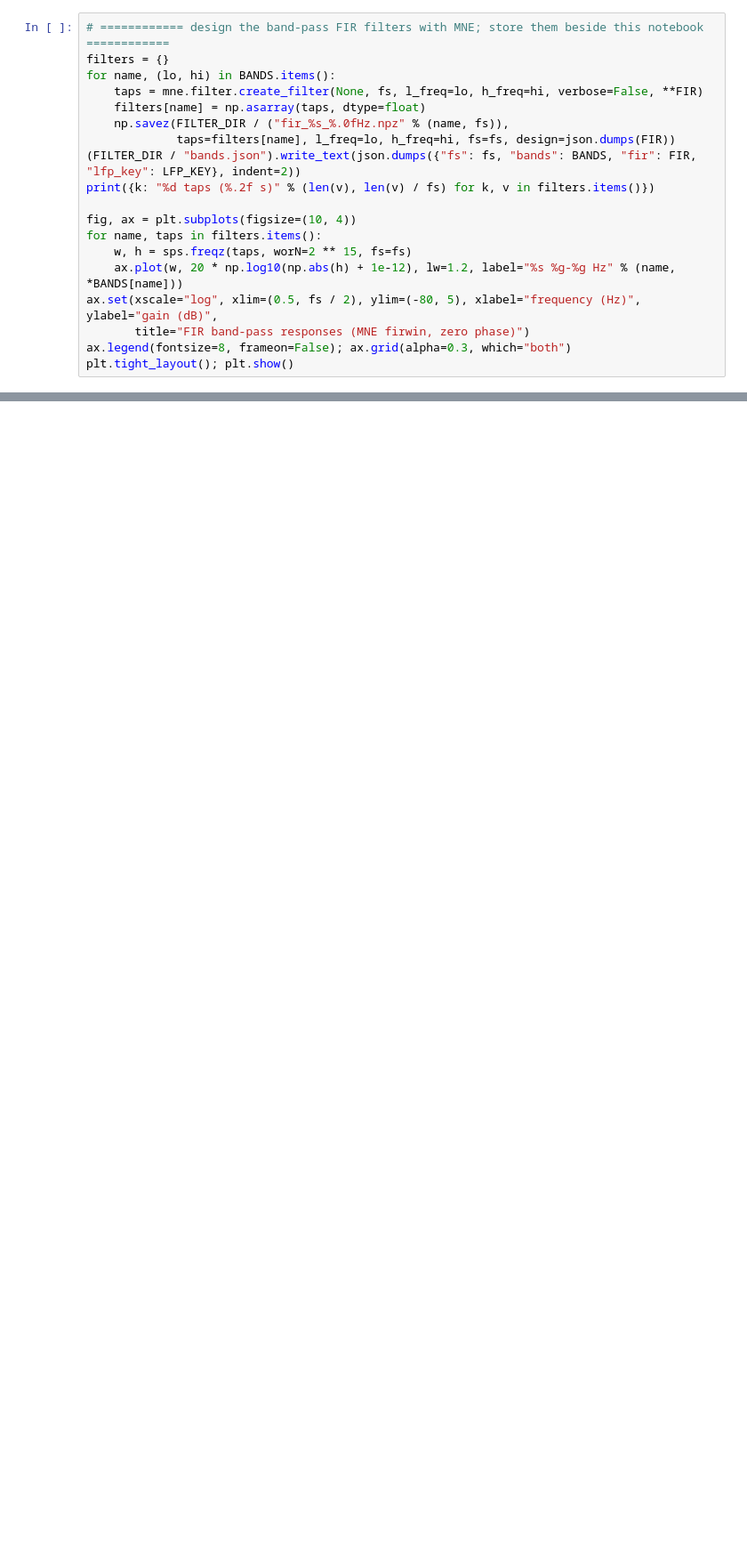
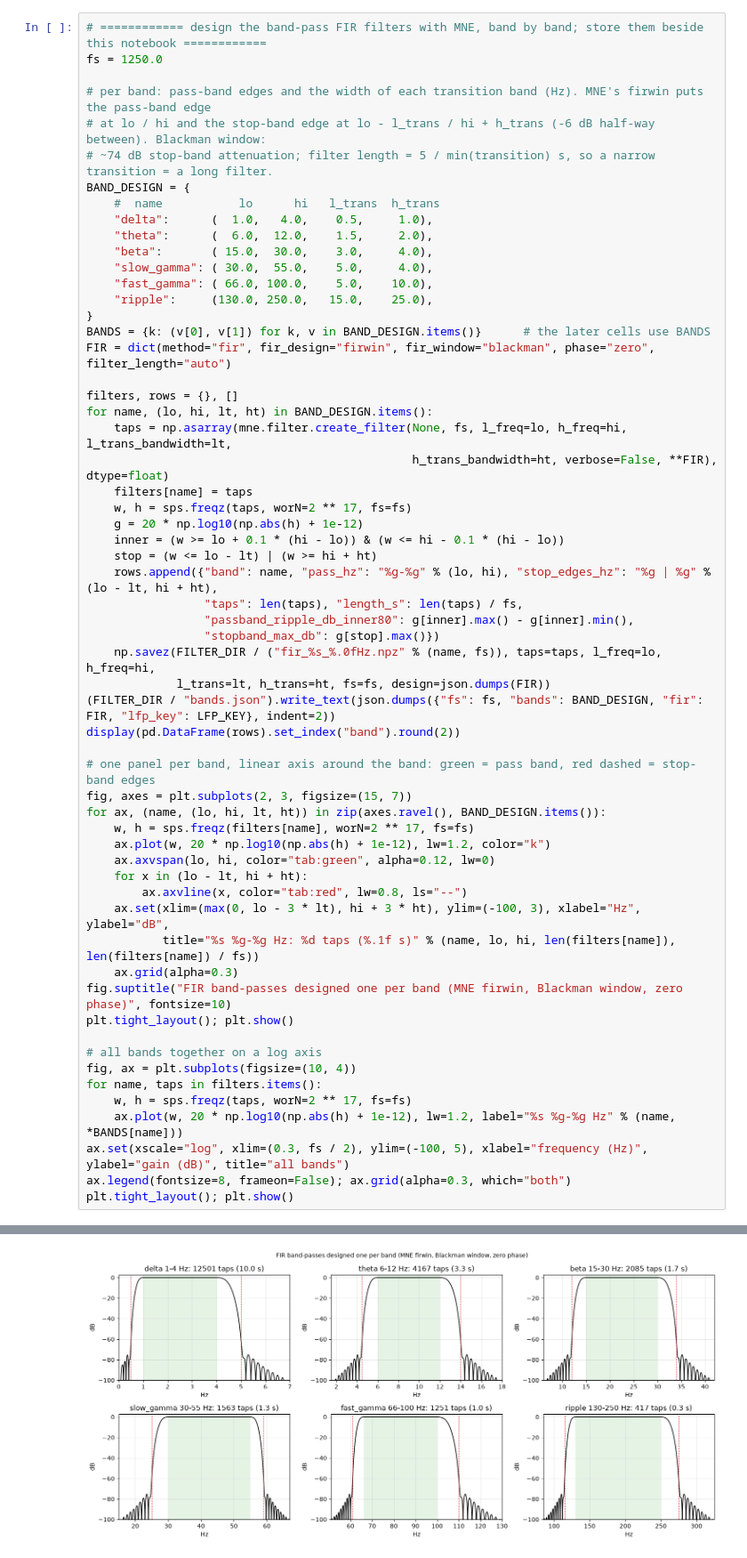
Before and after one commit to AngCamp/CumulantDynamicsGuiltByAssociation, a Jupyter notebook: Hydrangea_demo/Validating_Hybrid_Dynamics/RealData_Grassmanian_Tests/CA1data/lfp_filters/Hp_LFP_bandpower_mne_001695.ipynb, the cells around one changed output, grey strips where cells are left out. Shown at 89% size. Saved outputs shown, nothing was run; the diff lists cells and outputs as text; blank space fills up the shorter version.

Commit message:
Buolt filters, debugged mne notebook, input to grassmanian code needs reqoeking as it is expecting power series not filters we built here

```diff
--- a/Hydrangea_demo/Validating_Hybrid_Dynamics/RealData_Grassmanian_Tests/CA1data/lfp_filters/Hp_LFP_bandpower_mne_001695.ipynb
+++ b/Hydrangea_demo/Validating_Hybrid_Dynamics/RealData_Grassmanian_Tests/CA1data/lfp_filters/Hp_LFP_bandpower_mne_001695.ipynb
@@ -120,19 +131,60 @@ except Exception as exc:
-# %%
-# ============ design the band-pass FIR filters with MNE; store them beside this notebook ============
-filters = {}
-for name, (lo, hi) in BANDS.items():
-    taps = mne.filter.create_filter(None, fs, l_freq=lo, h_freq=hi, verbose=False, **FIR)
-    filters[name] = np.asarray(taps, dtype=float)
-    np.savez(FILTER_DIR / ("fir_%s_%.0fHz.npz" % (name, fs)),
-             taps=filters[name], l_freq=lo, h_freq=hi, fs=fs, design=json.dumps(FIR))
-(FILTER_DIR / "bands.json").write_text(json.dumps({"fs": fs, "bands": BANDS, "fir": FIR, "lfp_key": LFP_KEY}, indent=2))
-print({k: "%d taps (%.2f s)" % (len(v), len(v) / fs) for k, v in filters.items()})
-
-fig, ax = plt.subplots(figsize=(10, 4))
-for name, taps in filters.items():
-    w, h = sps.freqz(taps, worN=2 ** 15, fs=fs)
-    ax.plot(w, 20 * np.log10(np.abs(h) + 1e-12), lw=1.2, label="%s %g-%g Hz" % (name, *BANDS[name]))
-ax.set(xscale="log", xlim=(0.5, fs / 2), ylim=(-80, 5), xlabel="frequency (Hz)", ylabel="gain (dB)",
-       title="FIR band-pass responses (MNE firwin, zero phase)")
-ax.legend(fontsize=8, frameon=False); ax.grid(alpha=0.3, which="both")
-plt.tight_layout(); plt.show()
+# %%
+# ============ design the band-pass FIR filters with MNE, band by band; store them beside this notebook ============
+fs = 1250.0
+
+# per band: pass-band edges and the width of each transition band (Hz). MNE's firwin puts the pass-band edge
+# at lo / hi and the stop-band edge at lo - l_trans / hi + h_trans (-6 dB half-way between). Blackman window:
+# ~74 dB stop-band attenuation; filter length = 5 / min(transition) s, so a narrow transition = a long filter.
+BAND_DESIGN = {
+    #  name           lo      hi   l_trans  h_trans
+    "delta":      (  1.0,   4.0,    0.5,     1.0),
+    "theta":      (  6.0,  12.0,    1.5,     2.0),
+    "beta":       ( 15.0,  30.0,    3.0,     4.0),
+    "slow_gamma": ( 30.0,  55.0,    5.0,     4.0),
+    "fast_gamma": ( 66.0, 100.0,    5.0,    10.0),
+    "ripple":     (130.0, 250.0,   15.0,    25.0),
+}
+BANDS = {k: (v[0], v[1]) for k, v in BAND_DESIGN.items()}      # the later cells use BANDS
+FIR = dict(method="fir", fir_design="firwin", fir_window="blackman", phase="zero", filter_length="auto")
+
+filters, rows = {}, []
+for name, (lo, hi, lt, ht) in BAND_DESIGN.items():
+    taps = np.asarray(mne.filter.create_filter(None, fs, l_freq=lo, h_freq=hi, l_trans_bandwidth=lt,
+                                               h_trans_bandwidth=ht, verbose=False, **FIR), dtype=float)
+    filters[name] = taps
+    w, h = sps.freqz(taps, worN=2 ** 17, fs=fs)
+    g = 20 * np.log10(np.abs(h) + 1e-12)
+    inner = (w >= lo + 0.1 * (hi - lo)) & (w <= hi - 0.1 * (hi - lo))
+    stop = (w <= lo - lt) | (w >= hi + ht)
+    rows.append({"band": name, "pass_hz": "%g-%g" % (lo, hi), "stop_edges_hz": "%g | %g" % (lo - lt, hi + ht),
+                 "taps": len(taps), "length_s": len(taps) / fs,
+                 "passband_ripple_db_inner80": g[inner].max() - g[inner].min(),
+                 "stopband_max_db": g[stop].max()})
+    np.savez(FILTER_DIR / ("fir_%s_%.0fHz.npz" % (name, fs)), taps=taps, l_freq=lo, h_freq=hi,
+             l_trans=lt, h_trans=ht, fs=fs, design=json.dumps(FIR))
+(FILTER_DIR / "bands.json").write_text(json.dumps({"fs": fs, "bands": BAND_DESIGN, "fir": FIR, "lfp_key": LFP_KEY}, indent=2))
+display(pd.DataFrame(rows).set_index("band").round(2))
+
+# one panel per band, linear axis around the band: green = pass band, red dashed = stop-band edges
+fig, axes = plt.subplots(2, 3, figsize=(15, 7))
+for ax, (name, (lo, hi, lt, ht)) in zip(axes.ravel(), BAND_DESIGN.items()):
+    w, h = sps.freqz(filters[name], worN=2 ** 17, fs=fs)
+    ax.plot(w, 20 * np.log10(np.abs(h) + 1e-12), lw=1.2, color="k")
+    ax.axvspan(lo, hi, color="tab:green", alpha=0.12, lw=0)
+    for x in (lo - lt, hi + ht):
+        ax.axvline(x, color="tab:red", lw=0.8, ls="--")
+    ax.set(xlim=(max(0, lo - 3 * lt), hi + 3 * ht), ylim=(-100, 3), xlabel="Hz", ylabel="dB",
+           title="%s %g-%g Hz: %d taps (%.1f s)" % (name, lo, hi, len(filters[name]), len(filters[name]) / fs))
+    ax.grid(alpha=0.3)
+fig.suptitle("FIR band-passes designed one per band (MNE firwin, Blackman window, zero phase)", fontsize=10)
+plt.tight_layout(); plt.show()
+
+# all bands together on a log axis
+fig, ax = plt.subplots(figsize=(10, 4))
+for name, taps in filters.items():
+    w, h = sps.freqz(taps, worN=2 ** 17, fs=fs)
+    ax.plot(w, 20 * np.log10(np.abs(h) + 1e-12), lw=1.2, label="%s %g-%g Hz" % (name, *BANDS[name]))
+ax.set(xscale="log", xlim=(0.3, fs / 2), ylim=(-100, 5), xlabel="frequency (Hz)", ylabel="gain (dB)", title="all bands")
+ax.legend(fontsize=8, frameon=False); ax.grid(alpha=0.3, which="both")
+plt.tight_layout(); plt.show()
+# %% [output]
@@ -138,0 +199 @@ plt.tight_layout(); plt.show()
+[figure, added]
```
Also changed, not shown: parts of 13 cells of this notebook, 8 other files.
